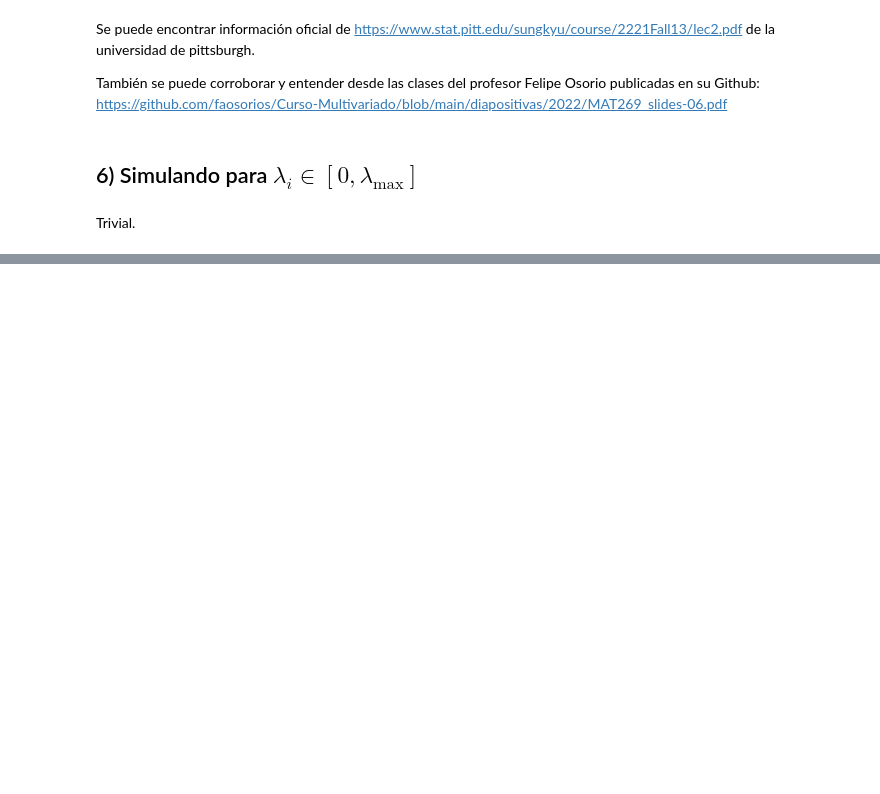
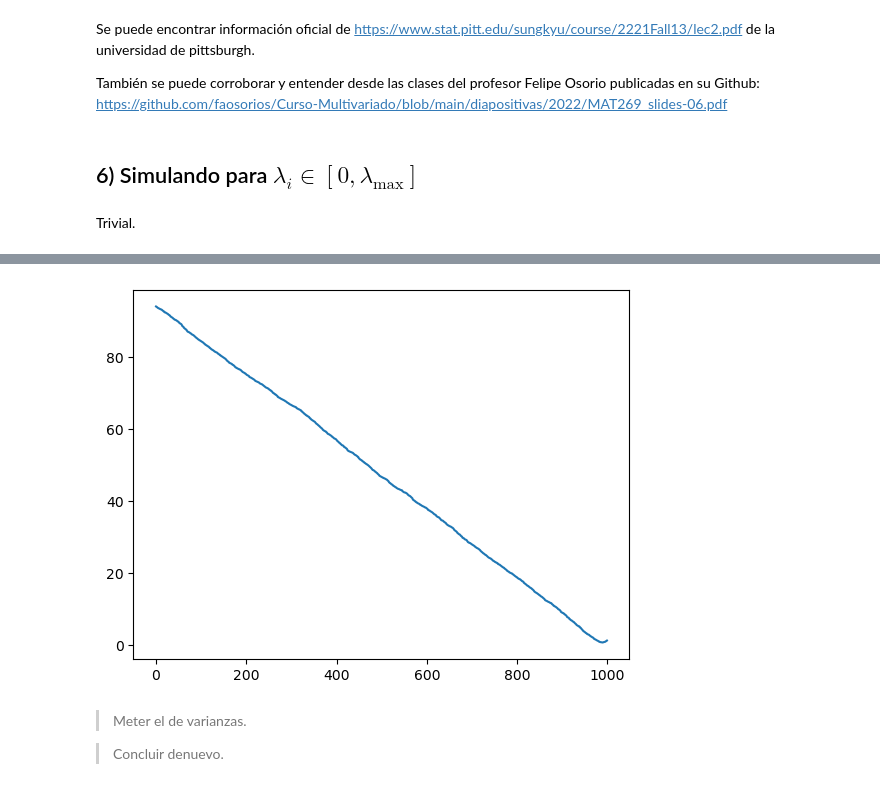
Before and after one commit to Darkrayyss/Certamen-1-MAT468-Diego-Astaburuaga, a Jupyter notebook: Entrega Certamen/Pregunta1.ipynb, the cells around one changed output, grey strips where cells are left out. Saved outputs shown, nothing was run; the diff lists cells and outputs as text; code cells hidden in the pictures; blank space fills up the shorter version.

```diff
--- a/Entrega Certamen/Pregunta1.ipynb
+++ b/Entrega Certamen/Pregunta1.ipynb
@@ -189,7 +251,7 @@ Para esto consideraremos distintos valores de $p$ y de $k$, además, para obtene
 p_list = np.arange(10, 300+1, 10)
 
 # Crear una lista de valores de k
-k_list = np.arange(0, 16, 5)
+k_list = np.linspace(0, 15, 4)
 
 # Número de iteraciones para cada valor de p y k
 n_itr = 100
@@ -209,10 +271,11 @@ for p in p_list:
         start_time = time.time()
 
         Sigma = generate_covariance_matrix(p)
-        M = find_M(p, k, Sigma)
+        find_M(p, p + k, Sigma, n_samples=100)
         # Realizar n_itr simulaciones de Wishart para el valor actual de p y p+k
         for _ in range(n_itr):
-            simulate_wishart_distribution(p, p + k, Sigma, M)
+
+            simulate_wishart_distribution(p, p + k, Sigma)
 
         # Detener el contador de tiempo y calcular el tiempo transcurrido
         end_time = time.time()
@@ -338,9 +403,8 @@ for p in p_list:
     # Realizar n_itr simulaciones de Wishart para el valor actual de p
     # Generar una matriz de covarianza Sigma para p
     Sigma = generate_covariance_matrix(p)
-    M = find_M(p, k, Sigma, n_samples=100)
+    M = find_M(p, p + 0.5, Sigma)
     for _ in range(n_itr):
-
         simulate_wishart_distribution(p, p, Sigma, M)
 
     # Detener el contador de tiempo y calcular el tiempo transcurrido
@@ -424,10 +488,10 @@ for k in k_list:
     start_time = time.time()
 
     # Realizar n_itr simulaciones de Wishart para el valor actual de p
+    Sigma = generate_covariance_matrix(p)
+    M = find_M(p, k, Sigma)
     for _ in range(n_itr):
-        # Generar una matriz de covarianza Sigma para p
-        Sigma = generate_covariance_matrix(p)
-        simulate_wishart_distribution(p, k, Sigma)
+        simulate_wishart_distribution(p, k, Sigma, M)
 
     # Detener el contador de tiempo y calcular el tiempo transcurrido
     end_time = time.time()
@@ -1081,0 +1345,32 @@ Trivial.
+# %%
+n_itr = 1_000
+p = 7
+k = float(p) + 0.5
+
+frobenius_distances = []
+
+Sigma = generate_covariance_matrix(p)
+M = find_M(p, k, Sigma)
+
+T = np.zeros((p, p))
+
+# Realizar n_itr simulaciones y promediar
+for _ in range(n_itr):
+    X, rech = simulate_wishart_distribution(p, k, Sigma)  # Asegúrate de tener esta función definida
+    T += X
+
+    # Calcular la distancia de Frobenius entre k * Sigma y el promedio
+    frobenius_distances.append(np.linalg.norm(k * Sigma - T / (n_itr)))
+
+# Ahora tienes un diccionario de distancias de Frobenius para cada valor de p en p_list
+# Puedes utilizar estos datos para análisis o visualización
+# %%
+plt.plot(np.arange(len(frobenius_distances)), frobenius_distances)
+
+plt.show()
+# %% [output]
+[figure, added]
+# %% [markdown]
+> Meter el de varianzas.
+
+> Concluir denuevo.
```
Also changed, not shown: parts of 11 cells of this notebook, 1 other file.
